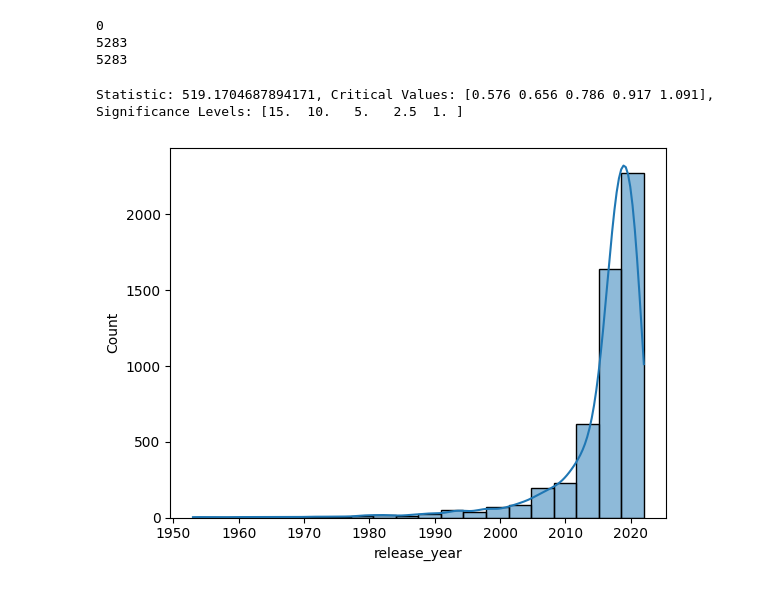
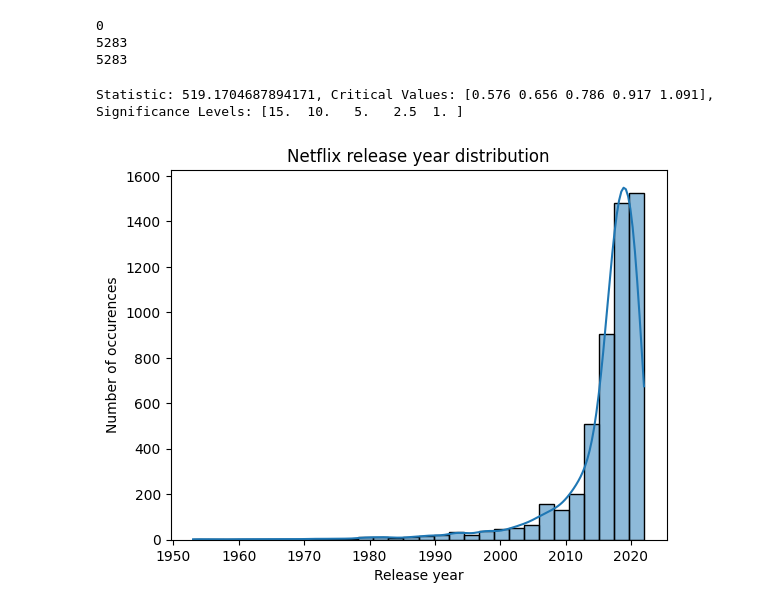
Before and after one commit to AllaKop/Netflix_IMDB_Scores, a Jupyter notebook: Netflix.ipynb, the cells around one changed output. Saved outputs shown, nothing was run; the diff lists cells and outputs as text; code cells hidden in the pictures.

Commit message:
Added naming for X, Y axes, title. Added comments

```diff
--- a/Netflix.ipynb
+++ b/Netflix.ipynb
@@ -47,18 +49,23 @@ print(netflix.drop_duplicates().shape[0])
 5283
 5283
 # %%
-"""Check normal release year"""
+"""Checking normal distribution for release year"""
 
-sns.histplot(netflix['release_year'], kde=True, bins=20)
+# Buildding histogram
+sns.histplot(netflix['release_year'], kde=True, bins=30)
 
+# Renaming X, Y axes, title
+plt.xlabel("Release year")
+plt.ylabel("Number of occurences")
+plt.title("Netflix release year distribution")
+
+# Checking normal distribution for release_year column using Anderson coefficient
 from scipy.stats import anderson
 
 result = anderson(netflix['release_year'])
 print(f'Statistic: {result.statistic}, Critical Values: {result.critical_values}, Significance Levels: {result.significance_level}')
 
 # A smaller test statistic and higher critical values suggest that the data follows a normal distribution.
-
-# 2017-2018
 # %% [output]
 Statistic: 519.1704687894171, Critical Values: [0.576 0.656 0.786 0.917 1.091], Significance Levels: [15.  10.   5.   2.5  1. ]
-[figure, old version]
+[figure, new version]
```
Also changed, not shown: parts of 19 cells of this notebook.
